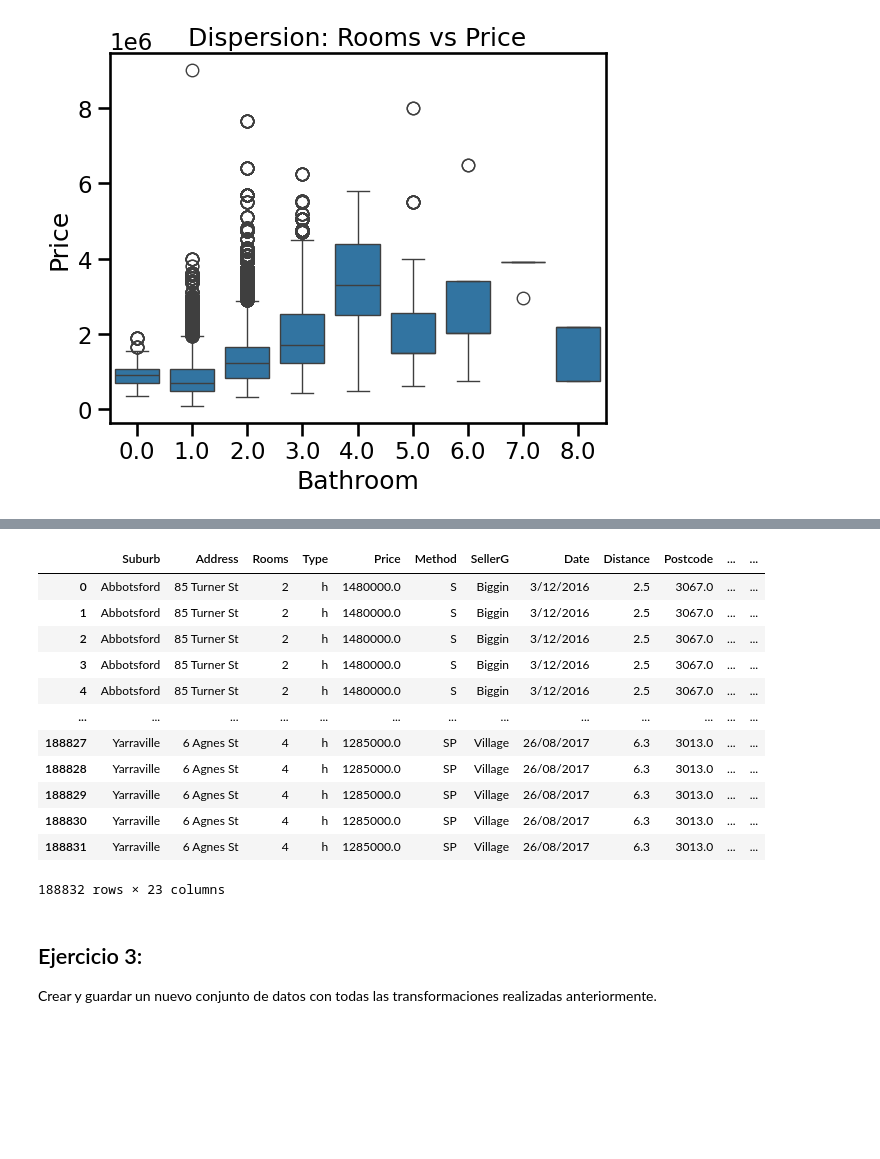
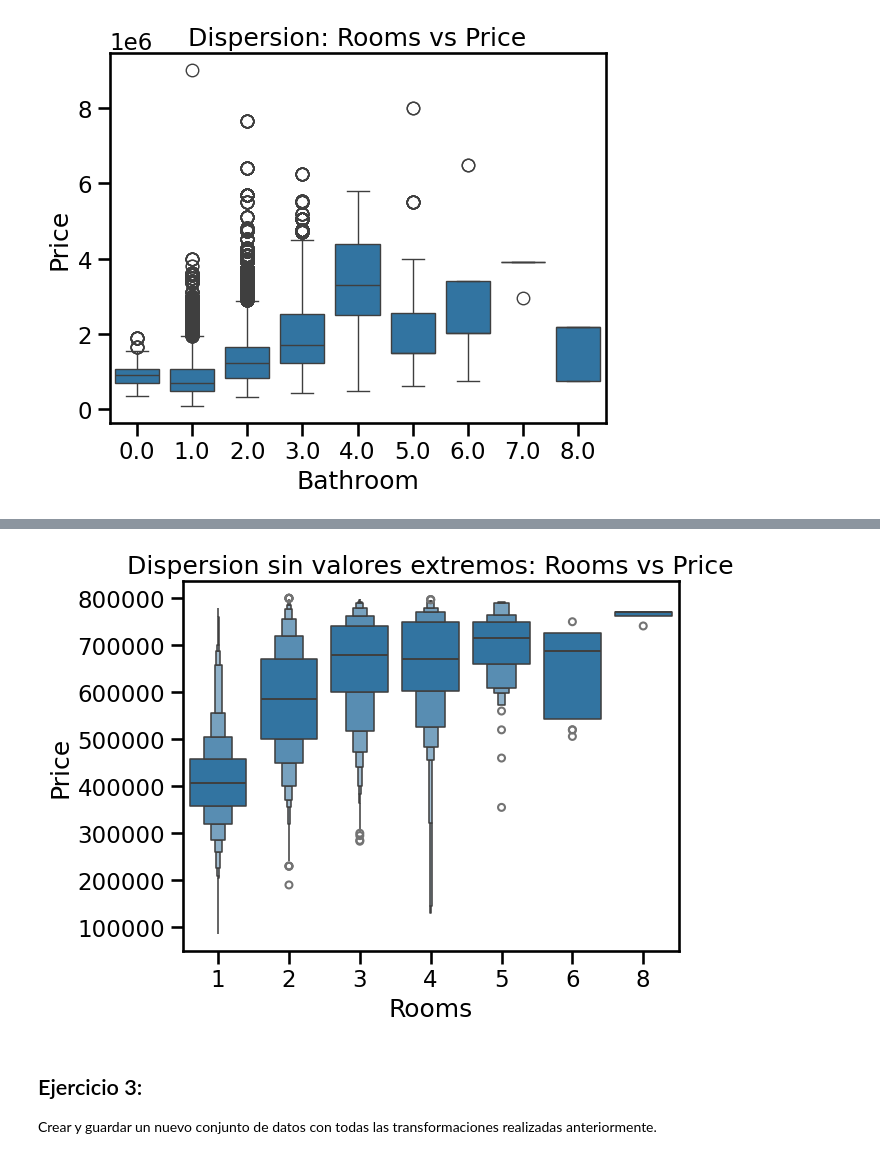
Before and after one commit to ramirobarone/CienciaDeDatosDiplo, a Jupyter notebook: Entregable_parte_1_eycd.ipynb, the cells around one changed output, grey strips where cells are left out. Saved outputs shown, nothing was run; the diff lists cells and outputs as text; code cells hidden in the pictures; blank space fills up the shorter version.

```diff
--- a/Entregable_parte_1_eycd.ipynb
+++ b/Entregable_parte_1_eycd.ipynb
@@ -388,13 +389,19 @@ plt.show()
 # %% [output]
 [figure]
 # %%
-#Eliminar valores atípicos de propiedades con valores mayor a 6 millones
+#Eliminar valores atípicos de propiedades con valores mayor a 6 millone
 
-queryJoin = "select m.*, a.weekly_price, a.monthly_price from melb m left join airbnb a on m.postcode = a.zipcode where price < 6000000"
+pandas.set_option('display.float_format', lambda x: '%.2f' % x)
+quantile=  resultJoin['Price'].quantile(0.90)
+
+
+queryJoin = "select m.*, a.weekly_price, a.monthly_price from melb m left join airbnb a on m.postcode = a.zipcode where price < "+ str(quantile)
 
 resultJoin = pandas.read_sql(queryJoin, con=engine)
 
-seaborn.boxenplot(x='Rooms', y='Price', data=resultJoin)
+ax = seaborn.boxenplot(x='Rooms', y='Price', data=resultJoin)
+ax.yaxis.set_major_formatter(mticker.FormatStrFormatter('%.0f'))
+
 plt.title('Dispersion sin valores extremos: Rooms vs Price')
 plt.show()
 # %% [output]
@@ -409,16 +416,4 @@ plt.show()
-|  | Suburb | Address | Rooms | Type | Price | Method | SellerG | Date | Distance | Postcode | ... | ... |
-| 0 | Abbotsford | 85 Turner St | 2 | h | 1480000.0 | S | Biggin | 3/12/2016 | 2.5 | 3067.0 | ... | ... |
-| 1 | Abbotsford | 85 Turner St | 2 | h | 1480000.0 | S | Biggin | 3/12/2016 | 2.5 | 3067.0 | ... | ... |
-| 2 | Abbotsford | 85 Turner St | 2 | h | 1480000.0 | S | Biggin | 3/12/2016 | 2.5 | 3067.0 | ... | ... |
-| 3 | Abbotsford | 85 Turner St | 2 | h | 1480000.0 | S | Biggin | 3/12/2016 | 2.5 | 3067.0 | ... | ... |
-| 4 | Abbotsford | 85 Turner St | 2 | h | 1480000.0 | S | Biggin | 3/12/2016 | 2.5 | 3067.0 | ... | ... |
-| ... | ... | ... | ... | ... | ... | ... | ... | ... | ... | ... | ... | ... |
-| 188827 | Yarraville | 6 Agnes St | 4 | h | 1285000.0 | SP | Village | 26/08/2017 | 6.3 | 3013.0 | ... | ... |
-| 188828 | Yarraville | 6 Agnes St | 4 | h | 1285000.0 | SP | Village | 26/08/2017 | 6.3 | 3013.0 | ... | ... |
-| 188829 | Yarraville | 6 Agnes St | 4 | h | 1285000.0 | SP | Village | 26/08/2017 | 6.3 | 3013.0 | ... | ... |
-| 188830 | Yarraville | 6 Agnes St | 4 | h | 1285000.0 | SP | Village | 26/08/2017 | 6.3 | 3013.0 | ... | ... |
-| 188831 | Yarraville | 6 Agnes St | 4 | h | 1285000.0 | SP | Village | 26/08/2017 | 6.3 | 3013.0 | ... | ... |
-188832 rows × 23 columns
+[figure, added]
 # %% [markdown]
 ## Ejercicio 3:
 
```
Also changed, not shown: parts of 14 cells of this notebook.
